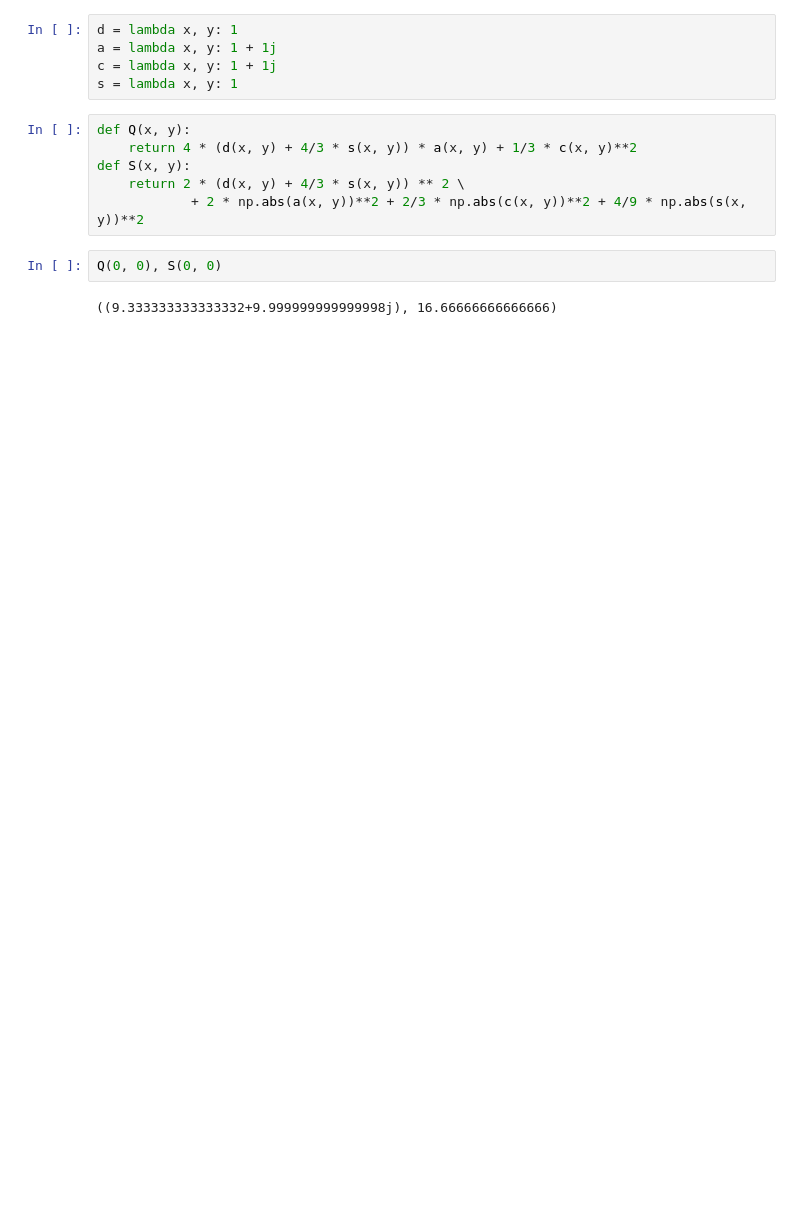
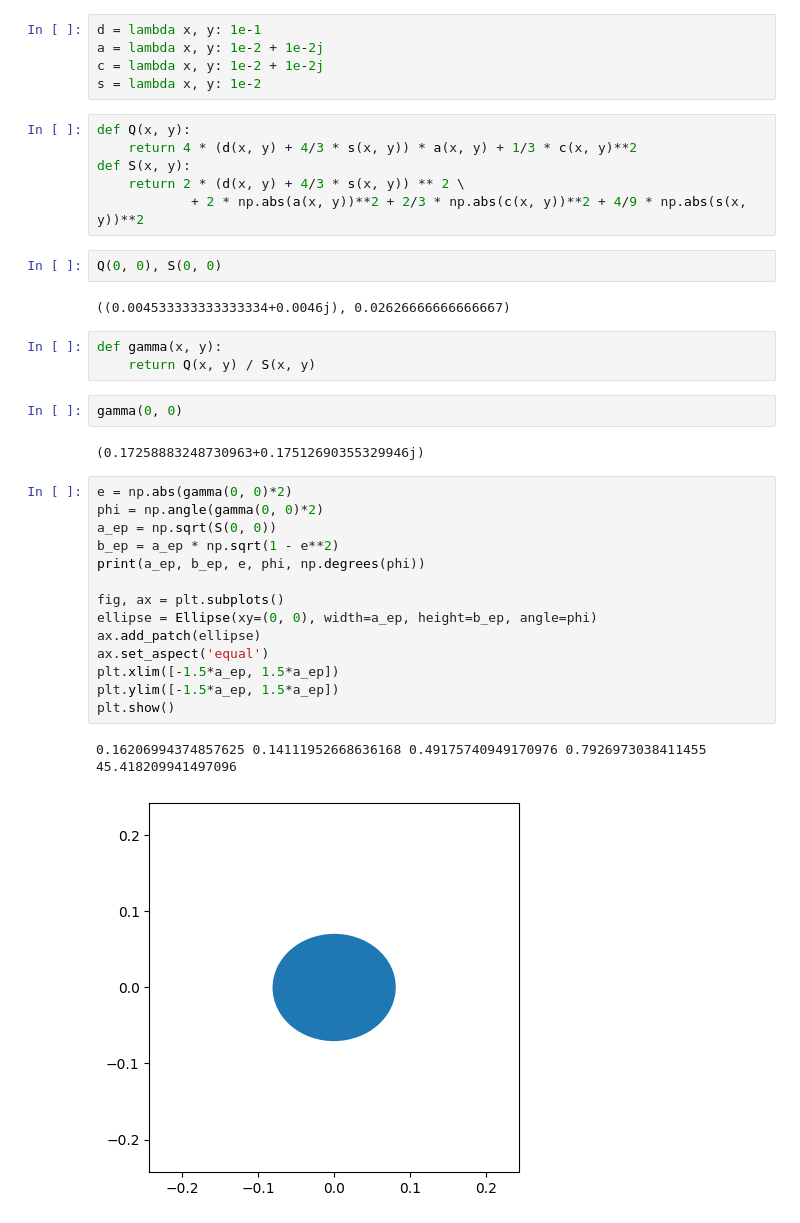
Before and after one commit to shubhagrawal30/aberrations, a Jupyter notebook: analy_psf.ipynb, the cells around one changed output. Drawn from its saved outputs; the diff is of its cells as text; blank space fills up the shorter version.

```diff
--- a/analy_psf.ipynb
+++ b/analy_psf.ipynb
@@ -7,10 +7,10 @@ import sys, os, glob
 from astropy.io import fits
 from matplotlib.patches import Ellipse
 # %%
-d = lambda x, y: 1
-a = lambda x, y: 1 + 1j
-c = lambda x, y: 1 + 1j
-s = lambda x, y: 1
+d = lambda x, y: 1e-1
+a = lambda x, y: 1e-2 + 1e-2j
+c = lambda x, y: 1e-2 + 1e-2j
+s = lambda x, y: 1e-2
 # %%
 def Q(x, y):
     return 4 * (d(x, y) + 4/3 * s(x, y)) * a(x, y) + 1/3 * c(x, y)**2
@@ -20,4 +20,28 @@ def S(x, y):
 # %%
 Q(0, 0), S(0, 0)
 # %% [output]
-((9.333333333333332+9.999999999999998j), 16.66666666666666)
+((0.004533333333333334+0.0046j), 0.02626666666666667)
+# %%
+def gamma(x, y):
+    return Q(x, y) / S(x, y)
+# %%
+gamma(0, 0)
+# %% [output]
+(0.17258883248730963+0.17512690355329946j)
+# %%
+e = np.abs(gamma(0, 0)*2)
+phi = np.angle(gamma(0, 0)*2)
+a_ep = np.sqrt(S(0, 0))
+b_ep = a_ep * np.sqrt(1 - e**2)
+print(a_ep, b_ep, e, phi, np.degrees(phi))
+
+fig, ax = plt.subplots()
+ellipse = Ellipse(xy=(0, 0), width=a_ep, height=b_ep, angle=phi)
+ax.add_patch(ellipse)
+ax.set_aspect('equal')
+plt.xlim([-1.5*a_ep, 1.5*a_ep])
+plt.ylim([-1.5*a_ep, 1.5*a_ep])
+plt.show()
+# %% [output]
+0.16206994374857625 0.14111952668636168 0.49175740949170976 0.7926973038411455 45.418209941497096
+[figure, added]
```
Also changed, not shown: parts of 3 cells of this notebook.
